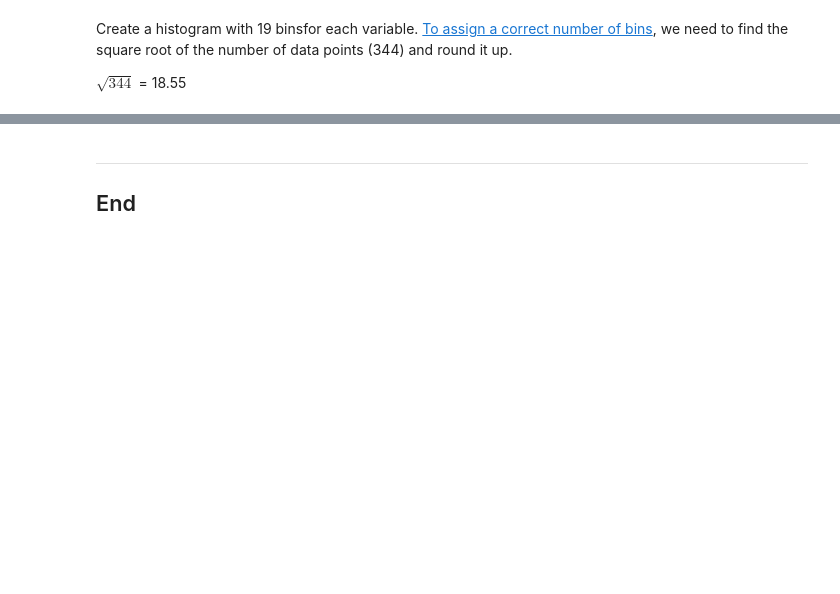
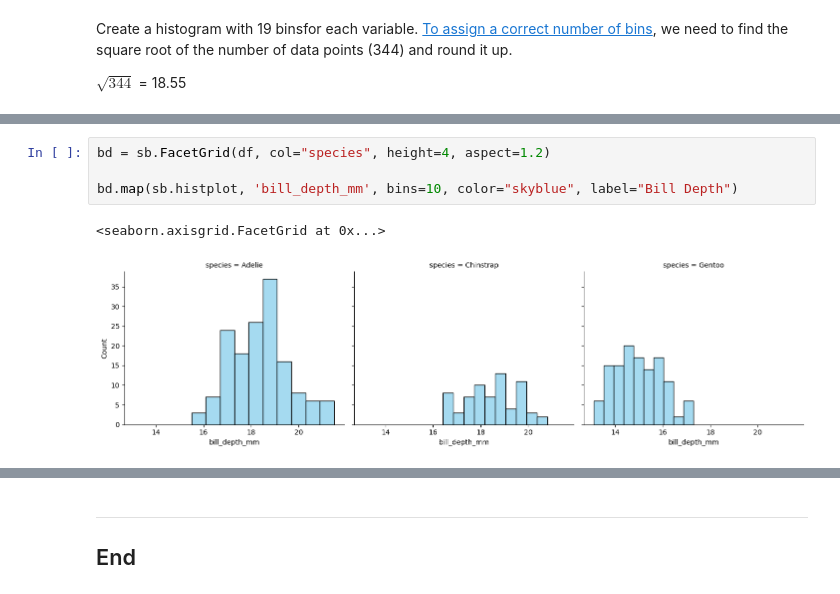
Before and after one commit to Kevin002023/FODA, a Jupyter notebook: tasks.ipynb, the cells around one changed output, grey strips where cells are left out. Cells and saved outputs as stored; diff of their text form; blank space fills up the shorter version.

```diff
--- a/tasks.ipynb
+++ b/tasks.ipynb
@@ -237,0 +297,7 @@ the distribution of the continuous variables doesn't fit a distribution. this co
+# %%
+bd = sb.FacetGrid(df, col="species", height=4, aspect=1.2)
+
+bd.map(sb.histplot, 'bill_depth_mm', bins=10, color="skyblue", label="Bill Depth")
+# %% [output]
+<seaborn.axisgrid.FacetGrid at 0x...>
+[figure, added]
```
Also changed, not shown: parts of 20 cells of this notebook.
